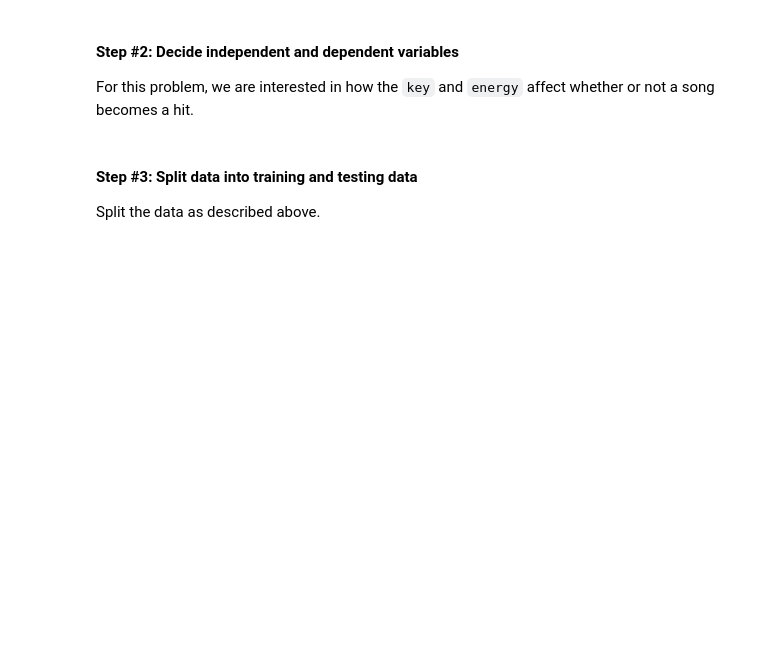
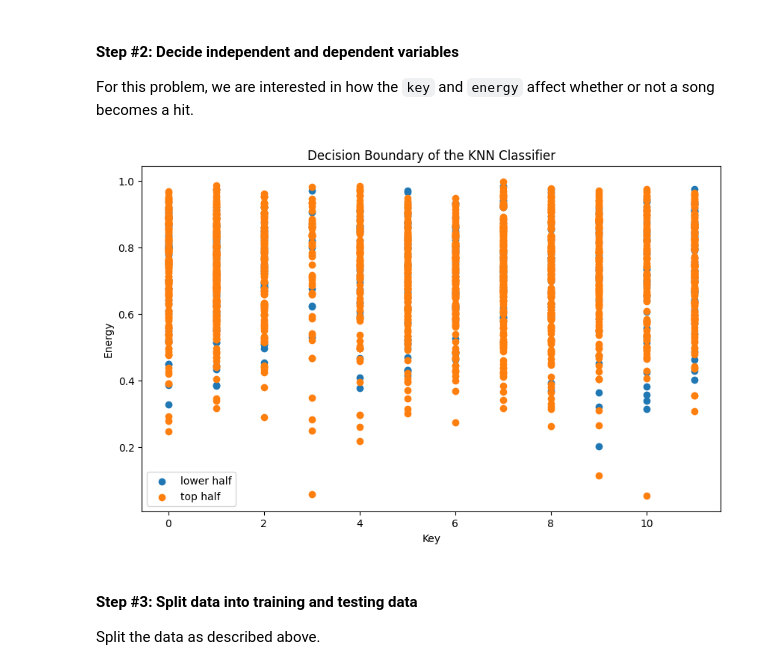
Before and after one commit to kurealnum/dsrp-2025, a Jupyter notebook: DSRP_Day_8_Lab_Notebook_[STUDENT].ipynb, the cells around one changed output. Saved outputs shown, nothing was run; the diff lists cells and outputs as text; code cells hidden in the pictures; blank space fills up the shorter version.

```diff
--- a/DSRP_Day_8_Lab_Notebook_[STUDENT].ipynb
+++ b/DSRP_Day_8_Lab_Notebook_[STUDENT].ipynb
@@ -301,3 +329,24 @@ plt.show()
+# %%
+# Make the same scatter plot of the training data
+
+fig, ax = plt.subplots(figsize=(10,6))
+
+xx, yy = np.meshgrid(np.arange(spotify_df['key'].min() - 1, spotify_df['key'].max() + 1, 0.1),
+                     np.arange(spotify_df['energy'].min() - 0.1, spotify_df['energy'].max() + 0.1, 0.1))
+z = model.predict(np.c_[xx.ravel(), yy.ravel()])
+z = z.reshape(xx.shape)
+
+
+for label, data in spotify_df.groupby('top half'):
+  ax.scatter(data["key"], data["energy"], label=['lower half', 'top half'][label])
+
+ax.set_title("Decision Boundary of the KNN Classifier")
+ax.set_xlabel("Key")
+ax.set_ylabel("Energy")
+ax.legend()
+plt.show()
+# %% [output]
+[figure, added]
 # %% [markdown]
 #### **Step #3: Split data into training and testing data**
 
```
Also changed, not shown: parts of 49 cells of this notebook.
